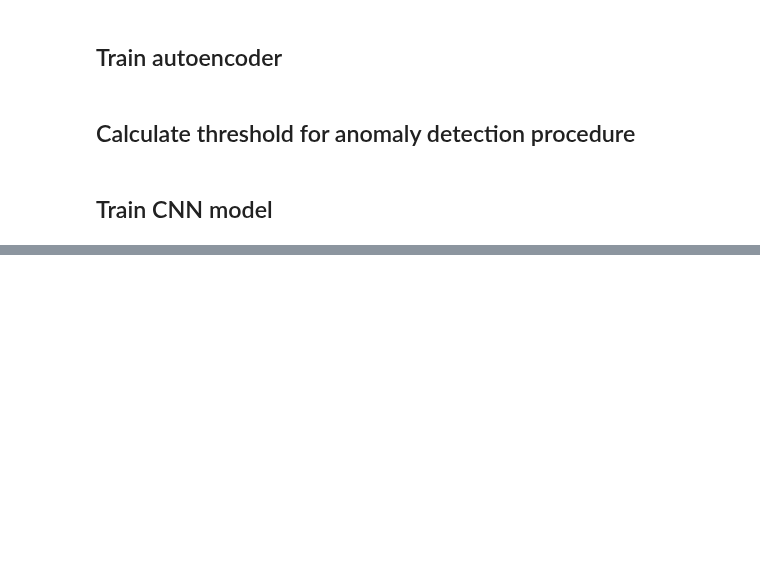
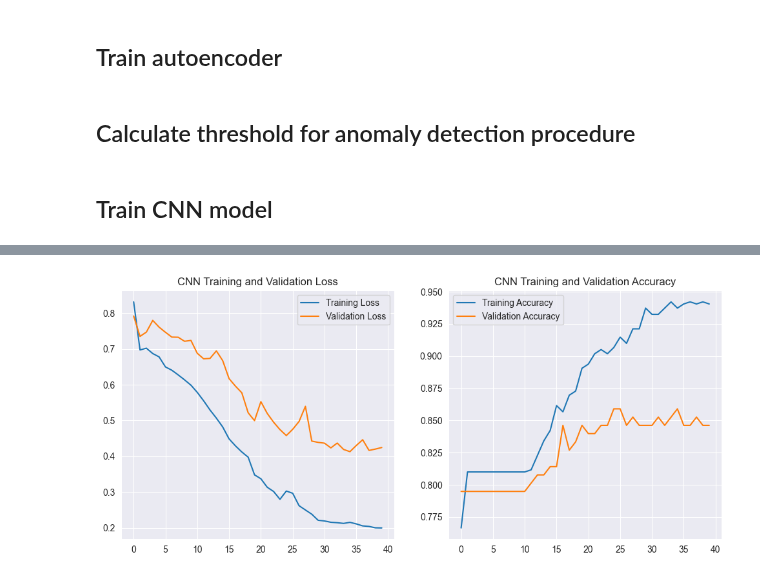
Before and after one commit to MikaParssinen/Applied-Machine-Learning, a Jupyter notebook: Project/Code/ProjectCode.ipynb, the cells around one changed output, grey strips where cells are left out. Cells and saved outputs as stored; diff of their text form; code cells hidden in the pictures; blank space fills up the shorter version.

```diff
--- a/Project/Code/ProjectCode.ipynb
+++ b/Project/Code/ProjectCode.ipynb
@@ -21,7 +22,7 @@ def load(image_size):
     X_train, y_train = pre.get_dataset(train_path, image_size)
     X_test, y_test = pre.get_dataset(test_path, image_size)
 
-    return (X_train, y_train, X_test, y_test)
+    return X_train, y_train, X_test, y_test
 # %% [markdown]
 # Prepare Data
 # %%
@@ -99,10 +98,19 @@ Found 33 files belonging to 4 classes.
 # %% [markdown]
 ## Train CNN model
 # %%
-CNN_train, CNN_test = load_cnn()
-CNN_train, CNN_test = prep_cnn(CNN_train, CNN_test)
+# Load dataset
+X_train, y_train, X_test, y_test = load((152, 152))
 
+# Preprocess dataset (add noise + normalize)
+X_train, y_train, X_test = prep_cnn(X_train, y_train, X_test)
+
+print(type(X_train), type(y_train))
+print(X_train.shape, y_train.shape)
+print(X_test.shape, y_test.shape)
+
+# Build and train the CNN model
 CNN_model = build_cnn()
-CNN_history = train_cnn(CNN_model, CNN_train, CNN_test)
-CNN_model.predict(CNN_test)
+CNN_history = train_cnn(CNN_model, X_train, y_train)
+
+# Predict on test set
 # %% [output]
@@ -142,0 +138,4 @@ array([[1.16947573e-04, 9.99880314e-01, 8.35721949e-07, 1.85780482e-06],
+# %%
+viz.plot_metrics(CNN_history, "CNN", accuracy=True)
+# %% [output]
+[figure, added]
```
Also changed, not shown: parts of 7 cells of this notebook, 3 other files.
